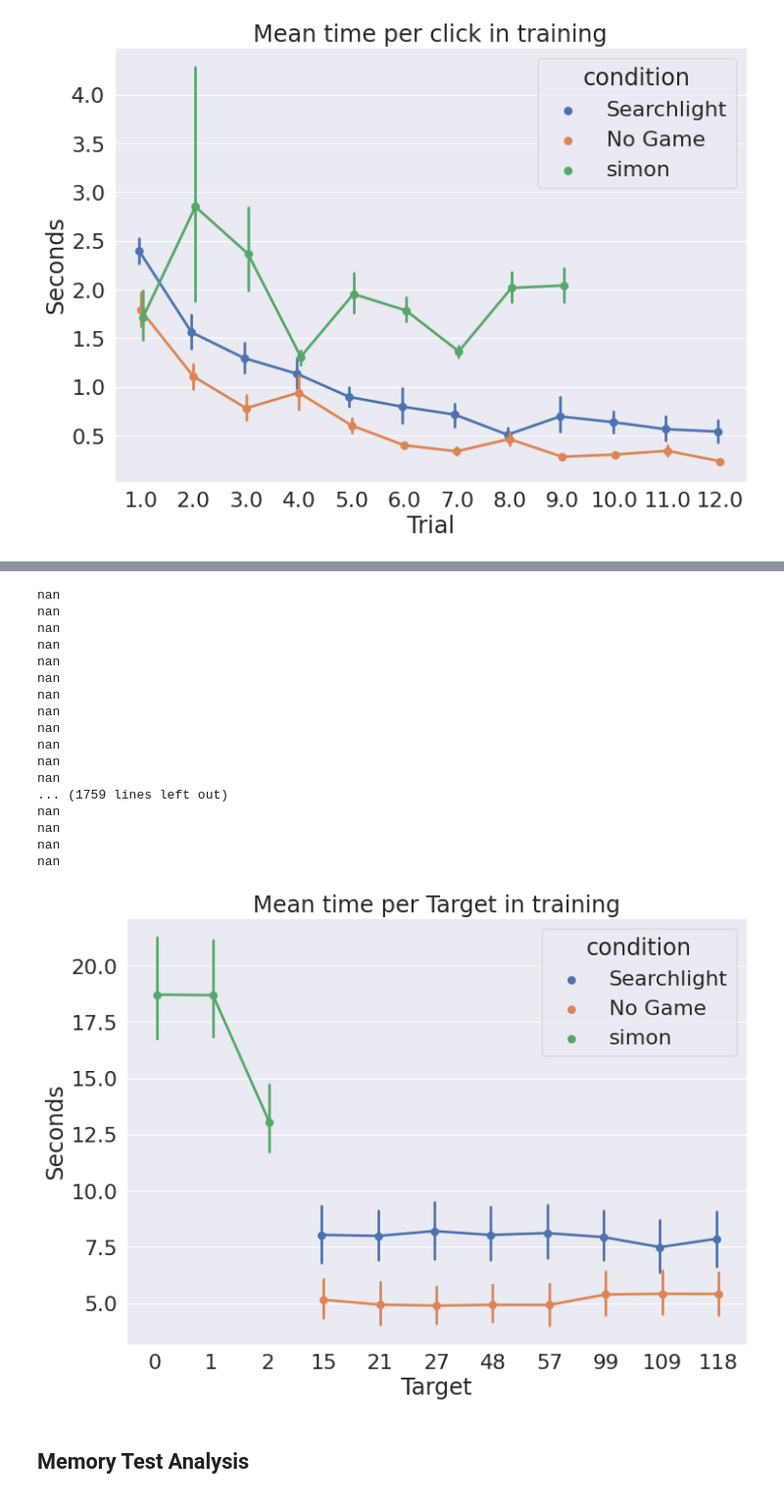
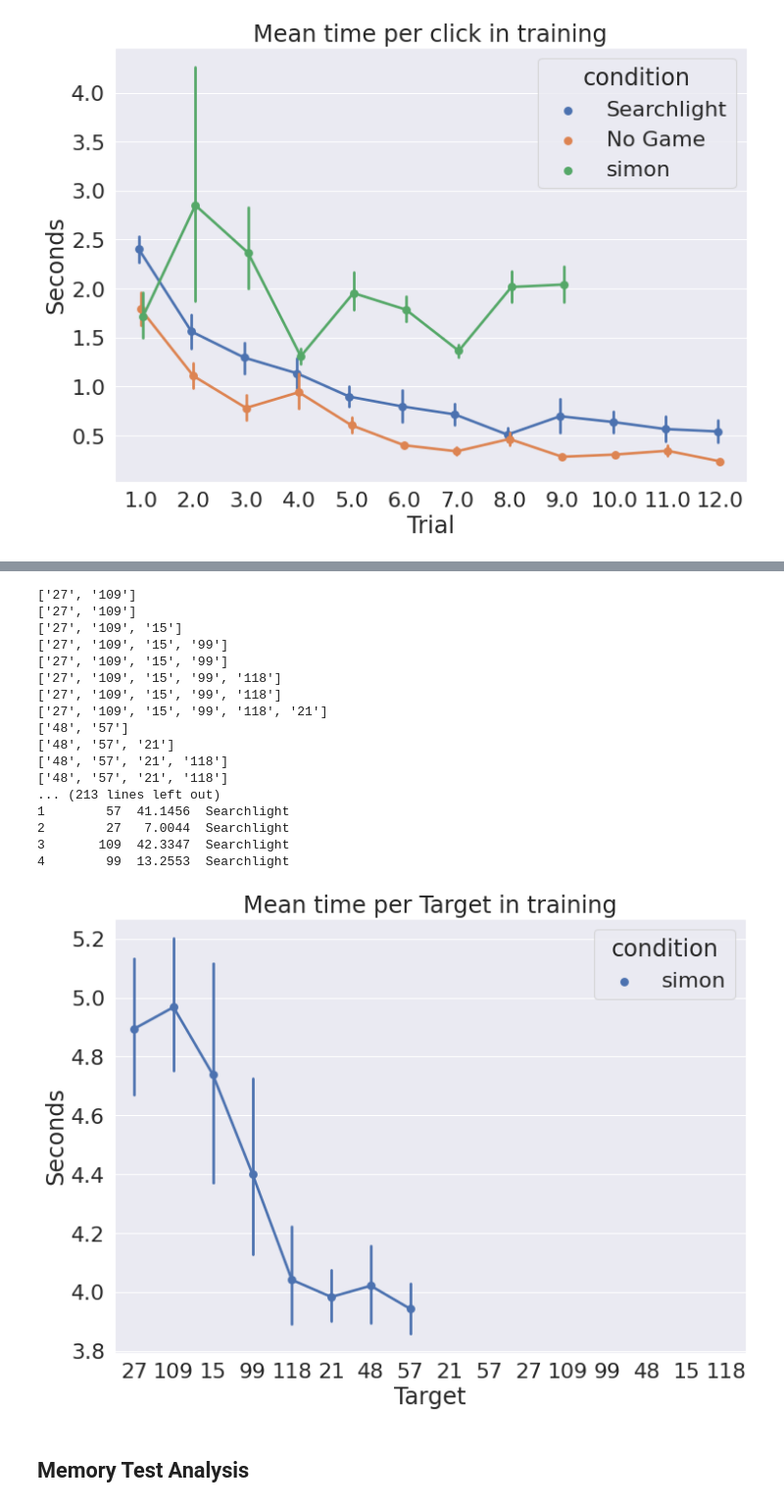
Before and after one commit to hermana/hci-experiment-analysis, a Jupyter notebook: affective_ui_training_graphs.ipynb, the cells around one changed output, grey strips where cells are left out. Shown at 98% size. Cells and saved outputs as stored; diff of their text form; code cells hidden in the pictures.

```diff
--- a/affective_ui_training_graphs.ipynb
+++ b/affective_ui_training_graphs.ipynb
@@ -553,9 +517,18 @@ plt.savefig(f"./plots/{FOLDER_NAME}/trial_data/mean_time_per_click.png")
 # %% [output]
 [figure]
 # %%
+import json
 # TODO: you can look up the sequence from the game distribution and then run, or just make sure it's stored in the next trial.
+simon_trials_time_per_target = []
+
 def get_target_id_from_simon_sequence(row):
-    if row['condition'] != 'simon':
-        sequence_list = row['sequence']
-        print(sequence_list)
+    if row['condition'] == 'simon':
+        sequence_list = row['sequence'].split(',')
+        # problem: we can only use the average, not the time to the click...should I be tracking this? probably....
+        for item in sequence_list:
+            simon_trials_time_per_target.append({
+                'condition': 'simon',
+                'targetID': item,
+                'ct': row['mean_ct']/len(sequence_list)  # approximate time per target in the sequence
+            })
     return row
@@ -562,31 +548,36 @@ def get_target_id_from_simon_sequence(row):
 # %%
 # mean time per target in training - need the target IDs to line up for this, and how to handle simon?
 
-trial_data = trial_data.apply(lambda row: get_target_id_from_simon_sequence(row), axis=1)
+trial_data.apply(lambda row: get_target_id_from_simon_sequence(row), axis=1)
 
 
+spotlight_noguide_trial_data = trial_data[trial_data['condition'] != 'simon']
+
+
+per_click_trial_data = pd.DataFrame(simon_trials_time_per_target).append(spotlight_noguide_trial_data[['targetID', 'ct']], ignore_index=True)
+
 plt.figure()
-sns.pointplot(data=trial_data, x='targetID', hue='condition', y=f'mean_ct', dodge=True, errorbar=('ci', 95)).set(title="Mean time per Target in training", xlabel="Target", ylabel="Seconds")
+sns.pointplot(data=per_click_trial_data, x='targetID', hue='condition', y=f'ct', dodge=True, errorbar=('ci', 95)).set(title="Mean time per Target in training", xlabel="Target", ylabel="Seconds")
 plt.savefig(f"./plots/{FOLDER_NAME}/trial_data/mean_time_per_target.png")
 # %% [output]
-nan
-nan
-nan
-nan
-nan
-nan
-nan
-nan
-nan
-nan
-nan
-nan
-... (1759 lines left out)
-nan
-nan
-nan
-nan
+['27', '109']
+['27', '109']
+['27', '109', '15']
+['27', '109', '15', '99']
+['27', '109', '15', '99']
+['27', '109', '15', '99', '118']
+['27', '109', '15', '99', '118']
+['27', '109', '15', '99', '118', '21']
+['48', '57']
+['48', '57', '21']
+['48', '57', '21', '118']
+['48', '57', '21', '118']
+... (213 lines left out)
+1        57  41.1456  Searchlight
+2        27   7.0044  Searchlight
+3       109  42.3347  Searchlight
+4        99  13.2553  Searchlight
-[figure, old version]
+[figure, new version]
 # %% [markdown]
 ## Memory Test Analysis
 # %%
```
Also changed, not shown: parts of 17 cells of this notebook, 22 other files.
